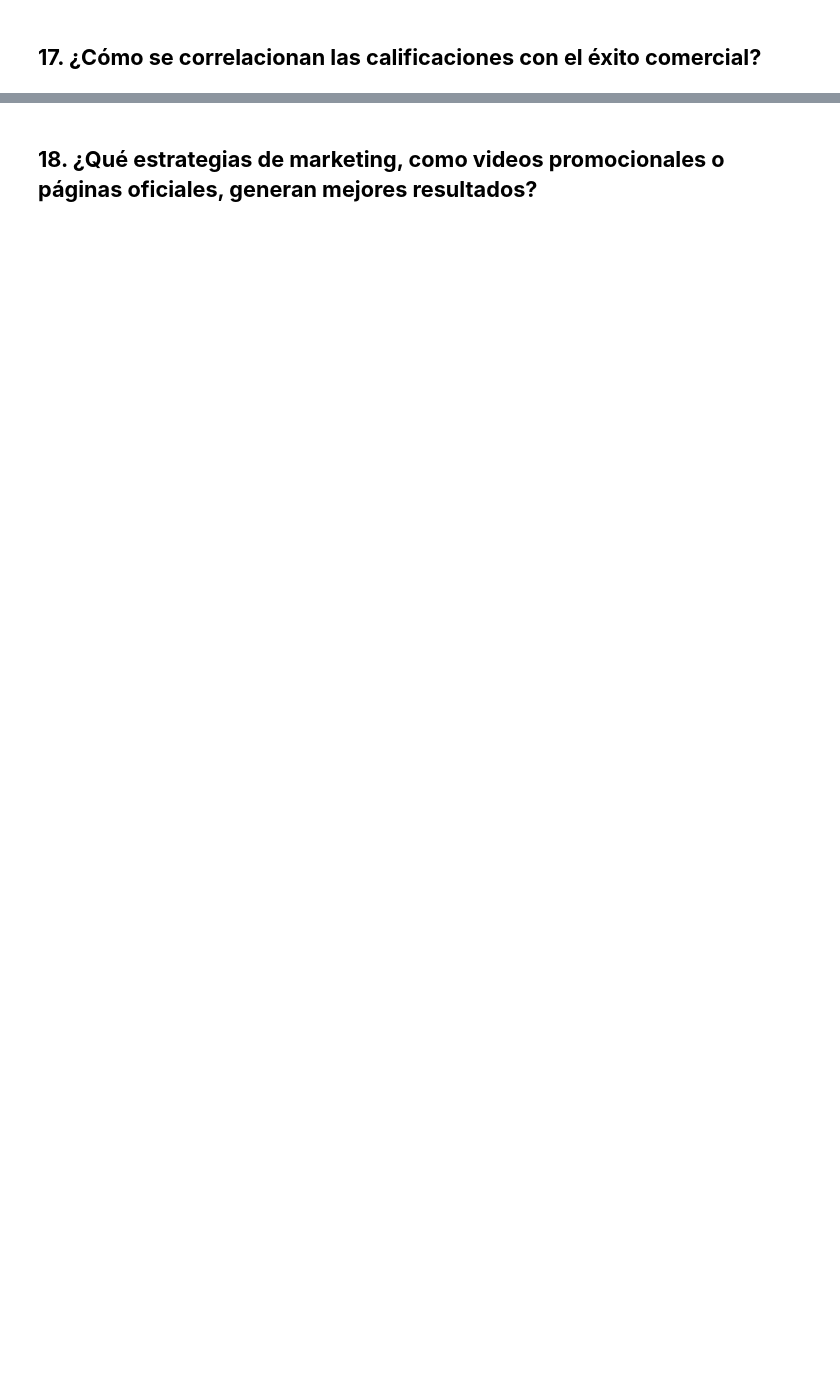
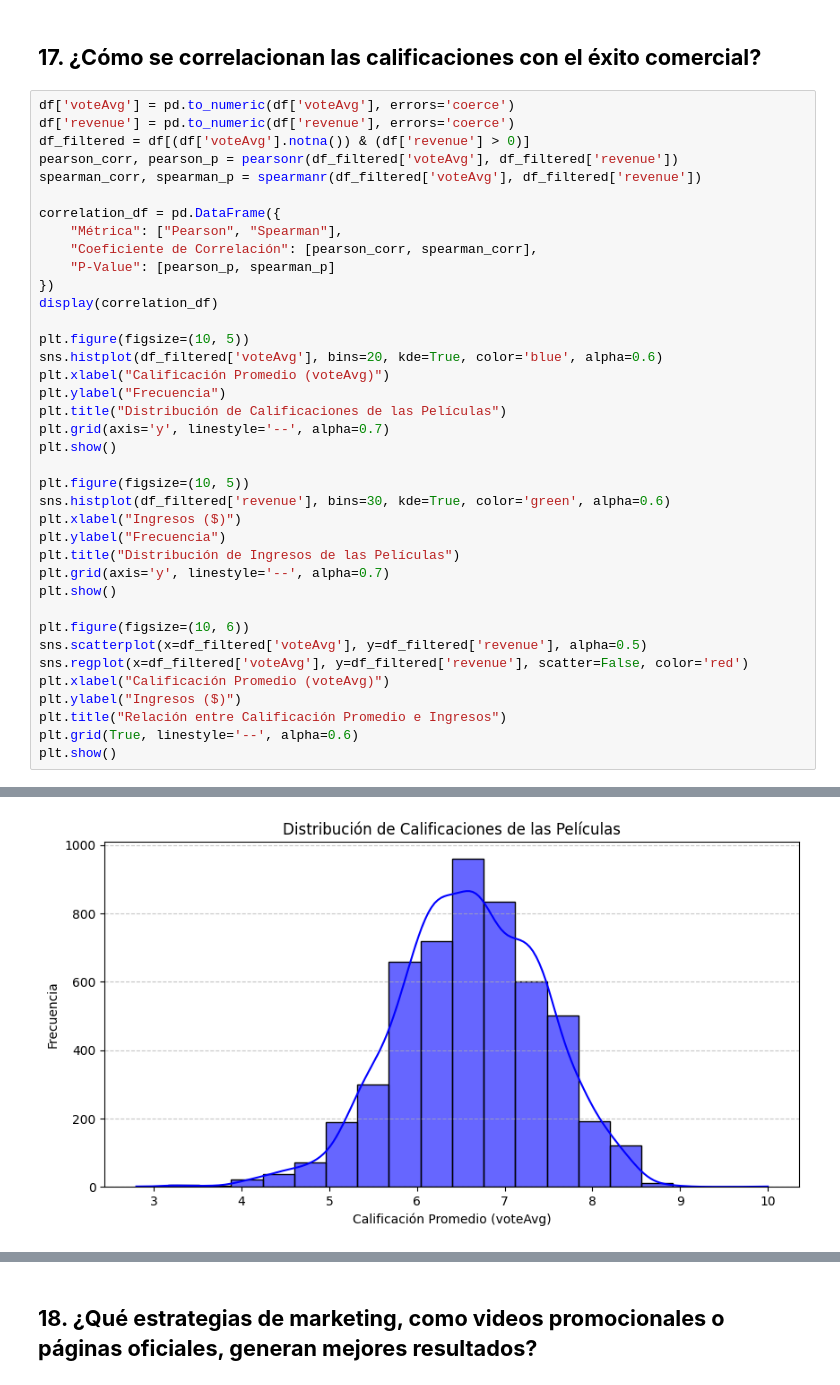
Before and after one commit to sofigo1010/mineria-de-datos, a Jupyter notebook: movies/proyecto1.ipynb, the cells around one changed output, grey strips where cells are left out. Cells and saved outputs as stored; diff of their text form; blank space fills up the shorter version.

```diff
--- a/movies/proyecto1.ipynb
+++ b/movies/proyecto1.ipynb
@@ -661,2 +784,41 @@ Directores de las 20 películas mejor calificadas:
 # %% [markdown]
 ## **17. ¿Cómo se correlacionan las calificaciones con el éxito comercial?**
+# %%
+df['voteAvg'] = pd.to_numeric(df['voteAvg'], errors='coerce')
+df['revenue'] = pd.to_numeric(df['revenue'], errors='coerce')
+df_filtered = df[(df['voteAvg'].notna()) & (df['revenue'] > 0)]
+pearson_corr, pearson_p = pearsonr(df_filtered['voteAvg'], df_filtered['revenue'])
+spearman_corr, spearman_p = spearmanr(df_filtered['voteAvg'], df_filtered['revenue'])
+
+correlation_df = pd.DataFrame({
+    "Métrica": ["Pearson", "Spearman"],
+    "Coeficiente de Correlación": [pearson_corr, spearman_corr],
+    "P-Value": [pearson_p, spearman_p]
+})
+display(correlation_df)
+
+plt.figure(figsize=(10, 5))
+sns.histplot(df_filtered['voteAvg'], bins=20, kde=True, color='blue', alpha=0.6)
+plt.xlabel("Calificación Promedio (voteAvg)")
+plt.ylabel("Frecuencia")
+plt.title("Distribución de Calificaciones de las Películas")
+plt.grid(axis='y', linestyle='--', alpha=0.7)
+plt.show()
+
+plt.figure(figsize=(10, 5))
+sns.histplot(df_filtered['revenue'], bins=30, kde=True, color='green', alpha=0.6)
+plt.xlabel("Ingresos ($)")
+plt.ylabel("Frecuencia")
+plt.title("Distribución de Ingresos de las Películas")
+plt.grid(axis='y', linestyle='--', alpha=0.7)
+plt.show()
+
+plt.figure(figsize=(10, 6))
+sns.scatterplot(x=df_filtered['voteAvg'], y=df_filtered['revenue'], alpha=0.5)
+sns.regplot(x=df_filtered['voteAvg'], y=df_filtered['revenue'], scatter=False, color='red')
+plt.xlabel("Calificación Promedio (voteAvg)")
+plt.ylabel("Ingresos ($)")
+plt.title("Relación entre Calificación Promedio e Ingresos")
+plt.grid(True, linestyle='--', alpha=0.6)
+plt.show()
+# %% [output]
@@ -662,0 +828 @@ Directores de las 20 películas mejor calificadas:
+[figure, added]
```
Also changed, not shown: parts of 15 cells of this notebook.
